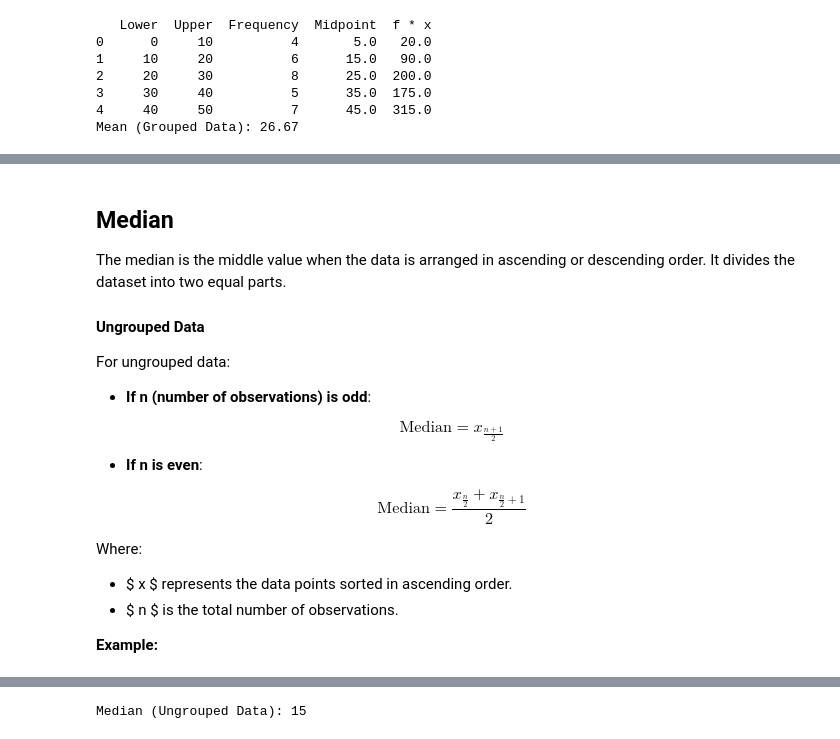
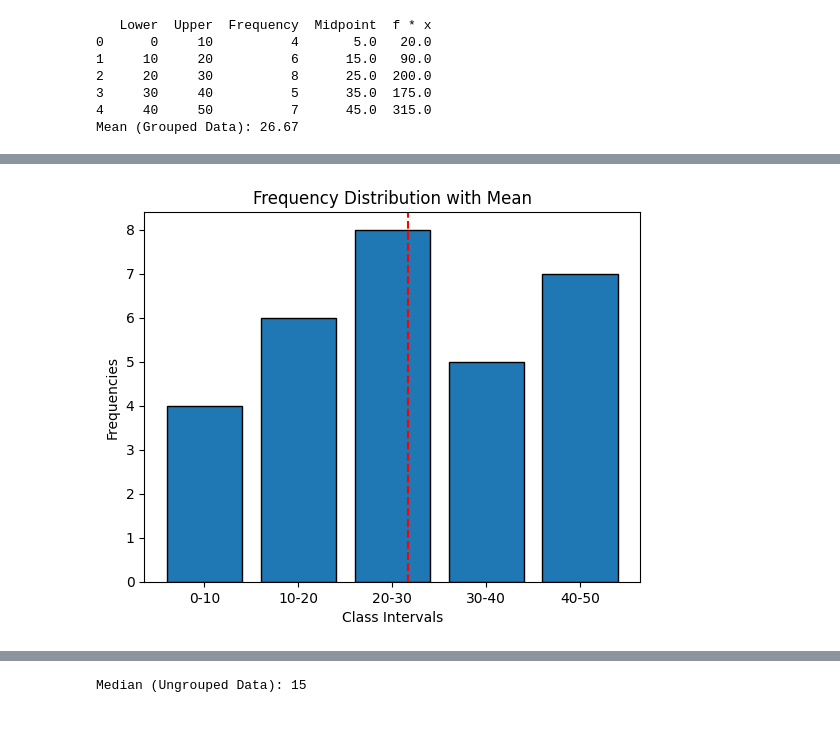
Before and after one commit to imranhasan22/handbook_imran, a Jupyter notebook: ai/Statistics.ipynb, the cells around one changed output, grey strips where cells are left out. Cells and saved outputs as stored; diff of their text form; code cells hidden in the pictures.

```diff
--- a/ai/Statistics.ipynb
+++ b/ai/Statistics.ipynb
@@ -379,10 +365,10 @@ df['Frequency'] = frequencies
 df['Midpoint'] = (df['Lower'] + df['Upper']) / 2
 df['f * x'] = df['Frequency'] * df['Midpoint']
 
-mean_grouped_pandas = df['f * x'].sum() / df['Frequency'].sum()
+mean = df['f * x'].sum() / df['Frequency'].sum()
 
 print(df.head())
-print(f"Mean (Grouped Data): {mean_grouped_pandas:.2f}")
+print(f"Mean (Grouped Data): {mean:.2f}")
 # %% [output]
    Lower  Upper  Frequency  Midpoint  f * x
 0      0     10          4       5.0   20.0
@@ -421,25 +380,11 @@ plt.show()
-# %% [markdown]
-## Median
-The median is the middle value when the data is arranged in ascending or descending order. It divides the dataset into two equal parts.
-
-#### Ungrouped Data
-For ungrouped data:
-
-- **If n (number of observations) is odd**:
-
-$$
-\text{Median} = x_{\frac{n+1}{2}}
-$$
-
-- **If n is even**:
-
-$$
-\text{Median} = \frac{x_{\frac{n}{2}} + x_{\frac{n}{2} + 1}}{2}
-$$
-
-Where:
-
-- \$ x \$ represents the data points sorted in ascending order.
-- \$ n \$ is the total number of observations.
-
-__Example:__
+# %%
+# Visualization
+plt.bar(midpoints, frequencies, width=8, edgecolor='black')
+plt.axvline(mean, color='red', linestyle='--', label=f'Mean = {mean:.2f}')
+plt.xticks(midpoints, [f'{interval[0]}-{interval[1]}' for interval in class_intervals])
+plt.xlabel('Class Intervals')
+plt.ylabel('Frequencies')
+plt.title('Frequency Distribution with Mean')
+plt.show()
+# %% [output]
+[figure, added]
```
Also changed, not shown: parts of 16 cells of this notebook.
